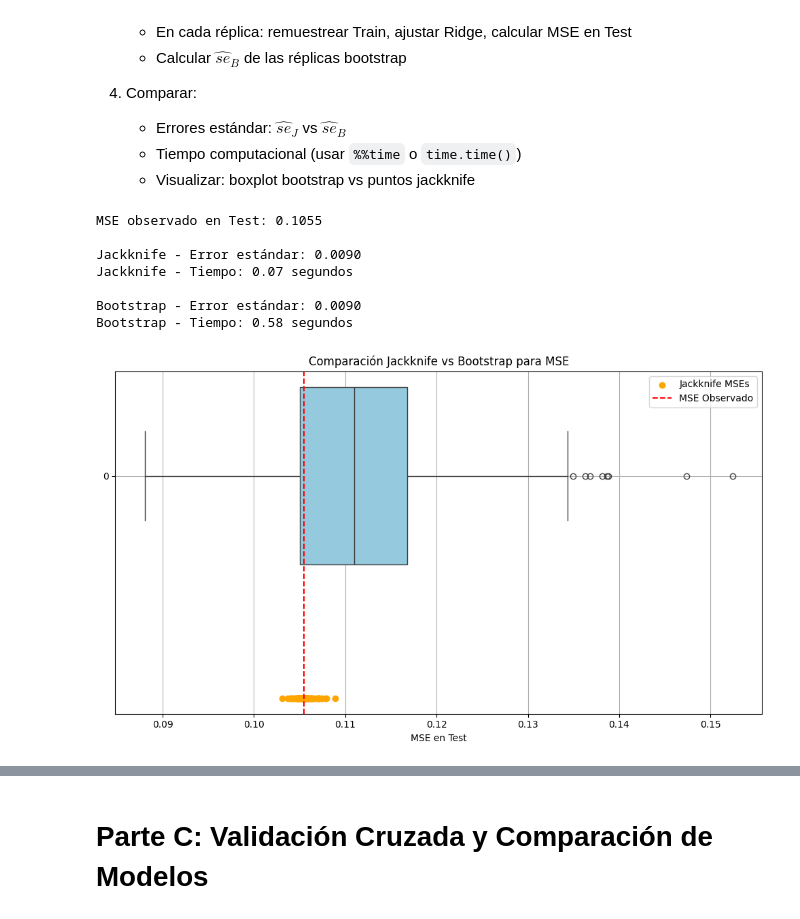
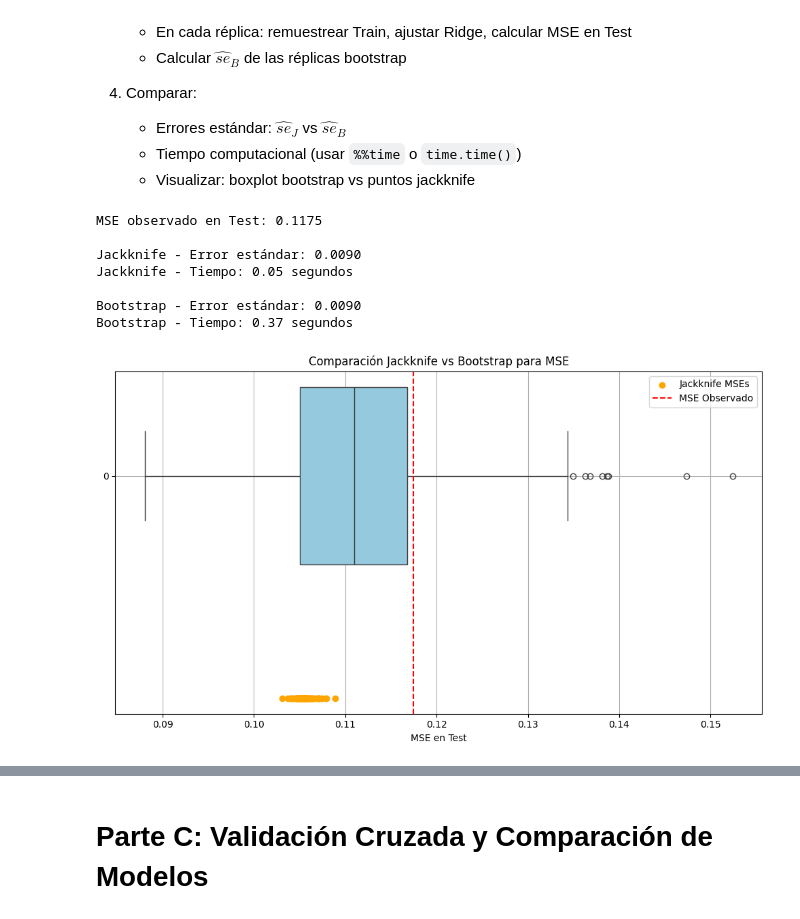
Before and after one commit to Taki3995/Tarea-2-EA, a Jupyter notebook: Tarea_2-ICD3152-2-2025.ipynb, the cells around one changed output, grey strips where cells are left out. Cells and saved outputs as stored; diff of their text form; code cells hidden in the pictures.

```diff
--- a/Tarea_2-ICD3152-2-2025.ipynb
+++ b/Tarea_2-ICD3152-2-2025.ipynb
@@ -947,10 +947,11 @@ Es crucial usar BCa para el R² porque su distribución de muestreo rara vez es
    - Tiempo computacional (usar `%%time` o `time.time()`)
    - Visualizar: boxplot bootstrap vs puntos jackknife
 # %%
+# Su código aquí - Jackknife vs Bootstrap
 import time
 
 # Paso 1: Estadístico de interés
-ridge_mse_model = Ridge(alpha = optimal_lambda)
+ridge_mse_model = Ridge(alpha=1)
 ridge_mse_model.fit(X_train_scaled, y_train)
 y_pred_test_mse = ridge_mse_model.predict(X_test_scaled)
 mse_observed = mean_squared_error(y_test, y_pred_test_mse)
@@ -993,34 +994,34 @@ for i in range(B):
     ridge_boot = Ridge(alpha = optimal_lambda)
     ridge_boot.fit(X_boot, y_boot)
     y_pred_boot = ridge_boot.predict(X_test_scaled)
     bootstrap_means[i] = mean_squared_error(y_test_np, y_pred_boot)
 
 # MSE y se
 mean_boot = np.mean(bootstrap_means)
 se_boot = np.std(bootstrap_means, ddof = 1)
 final_boot = time.time()
 
 print(f"\nBootstrap - Error estándar: {se_boot:.4f}")
 print(f"Bootstrap - Tiempo: {final_boot - com_boot:.2f} segundos")
 
 # Paso 4: Comparar resultados
 plt.figure(figsize=(10, 6))
 sns.boxplot(data=[bootstrap_means], orient='h', color='skyblue')
 plt.scatter(mean_jack_estimates, np.ones_like(mean_jack_estimates), color='orange', label='Jackknife MSEs')# Todos los MSE Jackknife
 #plt.scatter(mean_jack, 1, color='orange', label='Promedio Jackknife')# Promedio Jackknife
 plt.axvline(mse_observed, color='red', linestyle='--', label='MSE Observado')
 plt.xlabel('MSE en Test')
 plt.title('Comparación Jackknife vs Bootstrap para MSE')
 plt.legend()
 plt.grid(True)
 plt.tight_layout()
 plt.show()
 # %% [output]
-MSE observado en Test: 0.1055
+MSE observado en Test: 0.1175
 
 Jackknife - Error estándar: 0.0090
-Jackknife - Tiempo: 0.07 segundos
+Jackknife - Tiempo: 0.05 segundos
 
 Bootstrap - Error estándar: 0.0090
-Bootstrap - Tiempo: 0.58 segundos
+Bootstrap - Tiempo: 0.37 segundos
-[figure, old version]
+[figure, new version]
```
Also changed, not shown: parts of 4 cells of this notebook.
